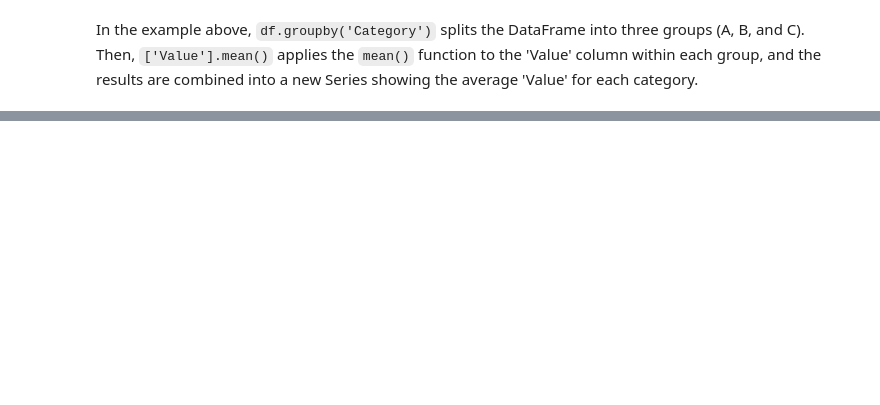
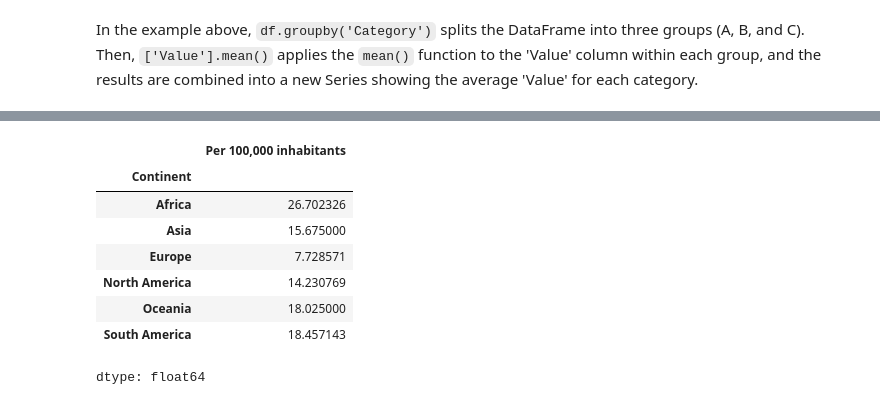
Before and after one commit to ezhang0322-glitch/QM2, a Jupyter notebook: notebooks/W02. Pandas.ipynb, the cells around one changed output, grey strips where cells are left out. Drawn from its saved outputs; the diff is of its cells as text; code cells hidden in the pictures; blank space fills up the shorter version.

```diff
--- a/notebooks/W02. Pandas.ipynb
+++ b/notebooks/W02. Pandas.ipynb
@@ -560,3 +509,0 @@ The previous step successfully extracted two tables from the URL. Now, I need to
-# %%
-df_raw = tables[0]
-df_raw.head()
@@ -573,3 +509,0 @@ The column names of `df_raw` are not clean and contain special characters and re
-# %%
-df_raw.columns = df_raw.columns.str.replace(r'\[.*?\]', '', regex=True).str.strip()
-df_raw.head()
@@ -625,5 +521,0 @@ The previous code block produced a `SettingWithCopyWarning` because operations w
-# %%
-df_raw = df_raw[df_raw['Date'] == '2019'].copy()
-df_raw['Per 100,000 inhabitants'] = pandas.to_numeric(df_raw['Per 100,000 inhabitants'], errors='coerce')
-df_raw['Per 100,000 inhabitants'] = df_raw['Per 100,000 inhabitants'].fillna(0)
-df_raw.head()
@@ -691,0 +547,13 @@ The average road fatalities per 100,000 inhabitants in Asia in 2019 was 15.68.
+# %%
+average_fatalities_by_continent = df_raw.groupby('Continent')['Per 100,000 inhabitants'].mean()
+display(average_fatalities_by_continent)
+# %% [output]
+|  | Per 100,000 inhabitants |
+| Continent |  |
+| Africa | 26.702326 |
+| Asia | 15.675000 |
+| Europe | 7.728571 |
+| North America | 14.230769 |
+| Oceania | 18.025000 |
+| South America | 18.457143 |
+dtype: float64
```
Also changed, not shown: parts of 35 cells of this notebook.
